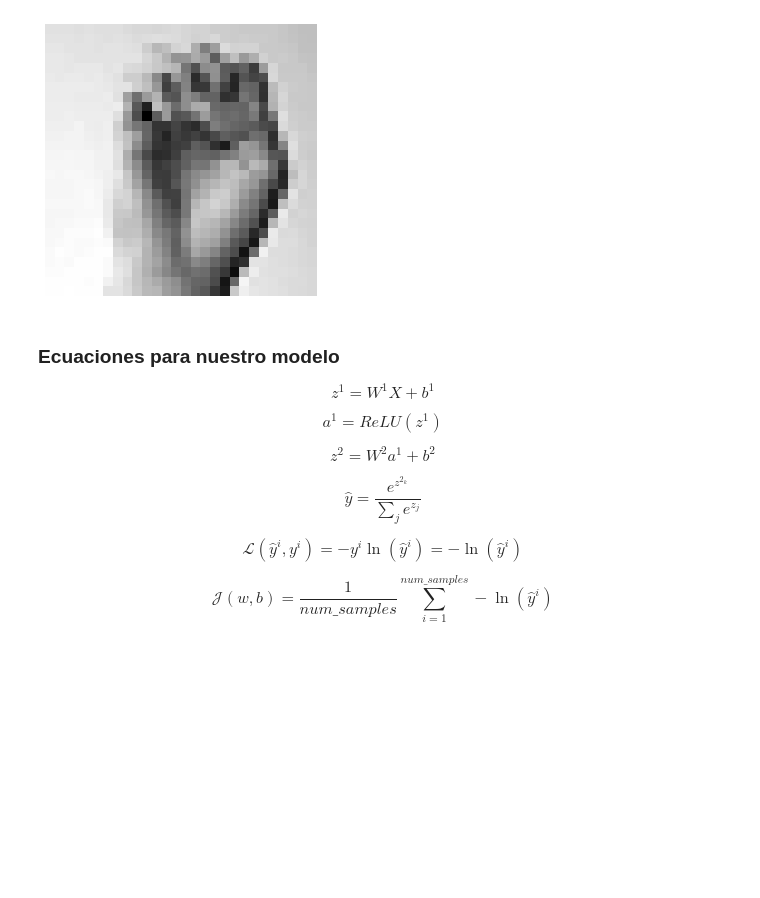
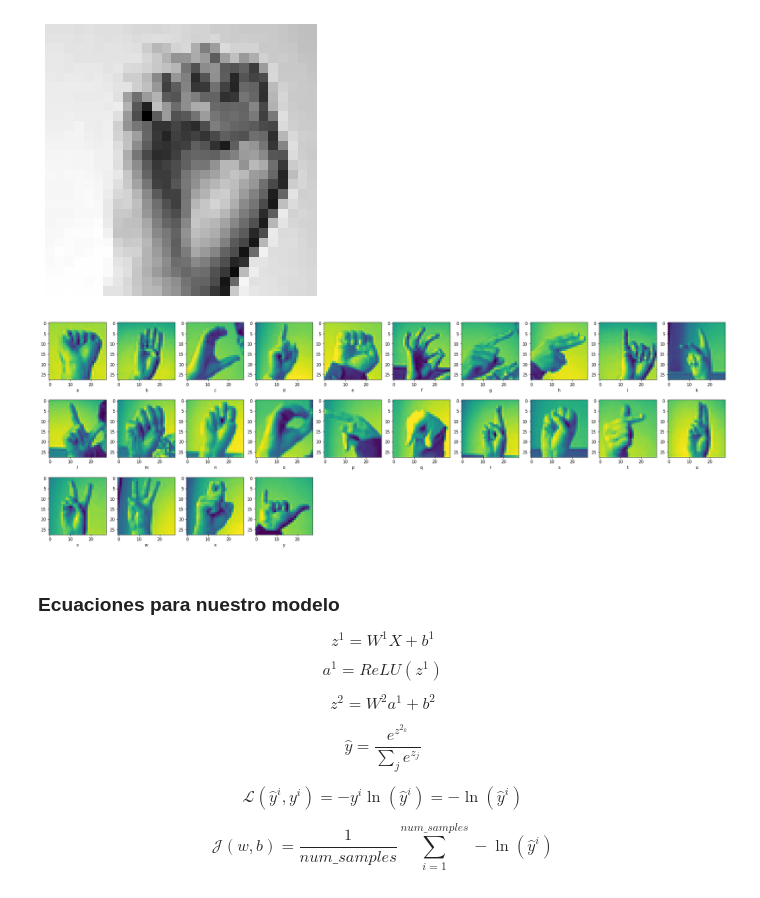
Before and after one commit to PosgradoMNA/ML2-Equipo_7-sep-2023, a Jupyter notebook: Semana_2/TC4033_Activity1b_Equipo-7.ipynb, the cells around one changed output. Saved outputs shown, nothing was run; the diff lists cells and outputs as text; code cells hidden in the pictures; blank space fills up the shorter version.

```diff
--- a/Semana_2/TC4033_Activity1b_Equipo-7.ipynb
+++ b/Semana_2/TC4033_Activity1b_Equipo-7.ipynb
@@ -156,19 +167,21 @@ plot_number(image)
 # %%
 df_plot = pd.read_csv(os.path.join(DATA_PATH, 'sign_mnist_train.csv'))
 df_plot = df_plot.drop_duplicates(subset=['label']).sort_values('label').reset_index(drop=True)
 x_plot = df_plot.drop(columns=['label'])
 
 def plot_sample_images():
     plt.figure(figsize=(30,10))
 
     for i in range (0,24):
         plt.subplot(3,10,i+1)
         img = x_plot.iloc[i].values.reshape(28, 28)
         value = df_plot.loc[i,'label']
         plt.imshow(img)
         plt.xlabel(alphabet[value])
 
-#plot_sample_images()
+plot_sample_images()
+# %% [output]
+[figure, added]
 # %% [markdown]
 ### Ecuaciones para nuestro modelo
 
```
Also changed, not shown: parts of 21 cells of this notebook.
